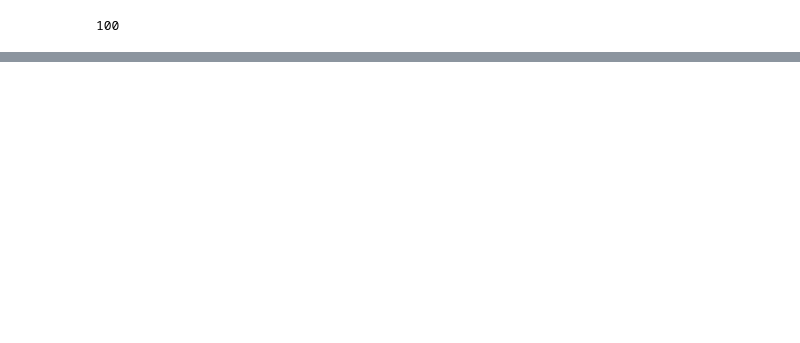
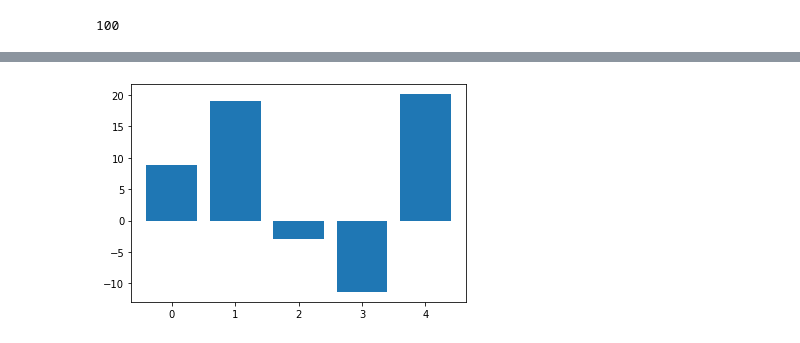
Before and after one commit to ShroomyJr/double_pendulum_nn, a Jupyter notebook: jupyter.ipynb, the cells around one changed output, grey strips where cells are left out. Saved outputs shown, nothing was run; the diff lists cells and outputs as text; code cells hidden in the pictures; blank space fills up the shorter version.

```diff
--- a/jupyter.ipynb
+++ b/jupyter.ipynb
@@ -88,3 +72,9 @@ plt.show()
+# %%
+plt.bar(x = range(len(x_network.v)), height=[sum(row) for row in x_network.v])
+axis = plt.gca()
+# axis.set_xticks()
+# %% [output]
+[figure, added]
 # %%
 print(np.array(x_network.w))
 print(np.array(x_network.v))
```
Also changed, not shown: parts of 6 cells of this notebook, 1 other file.
